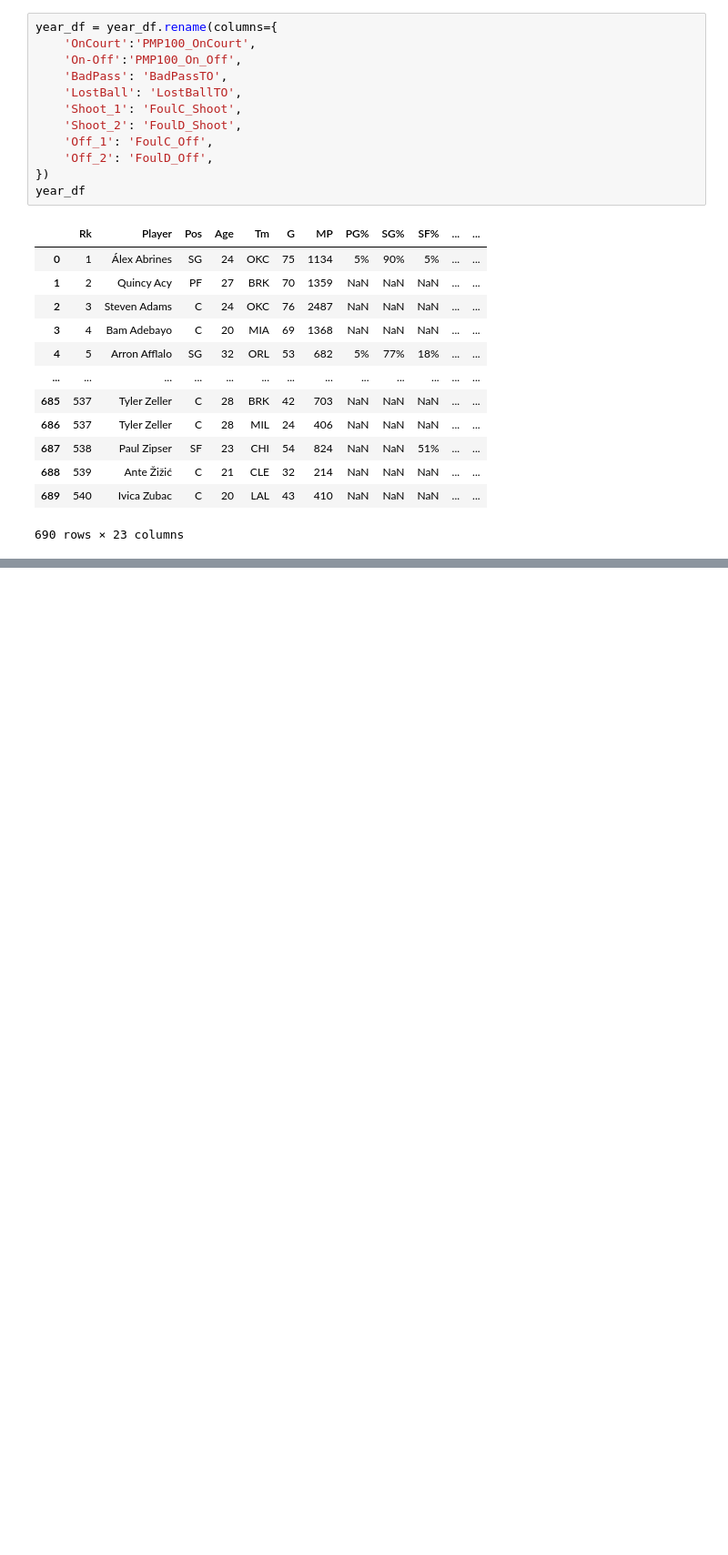
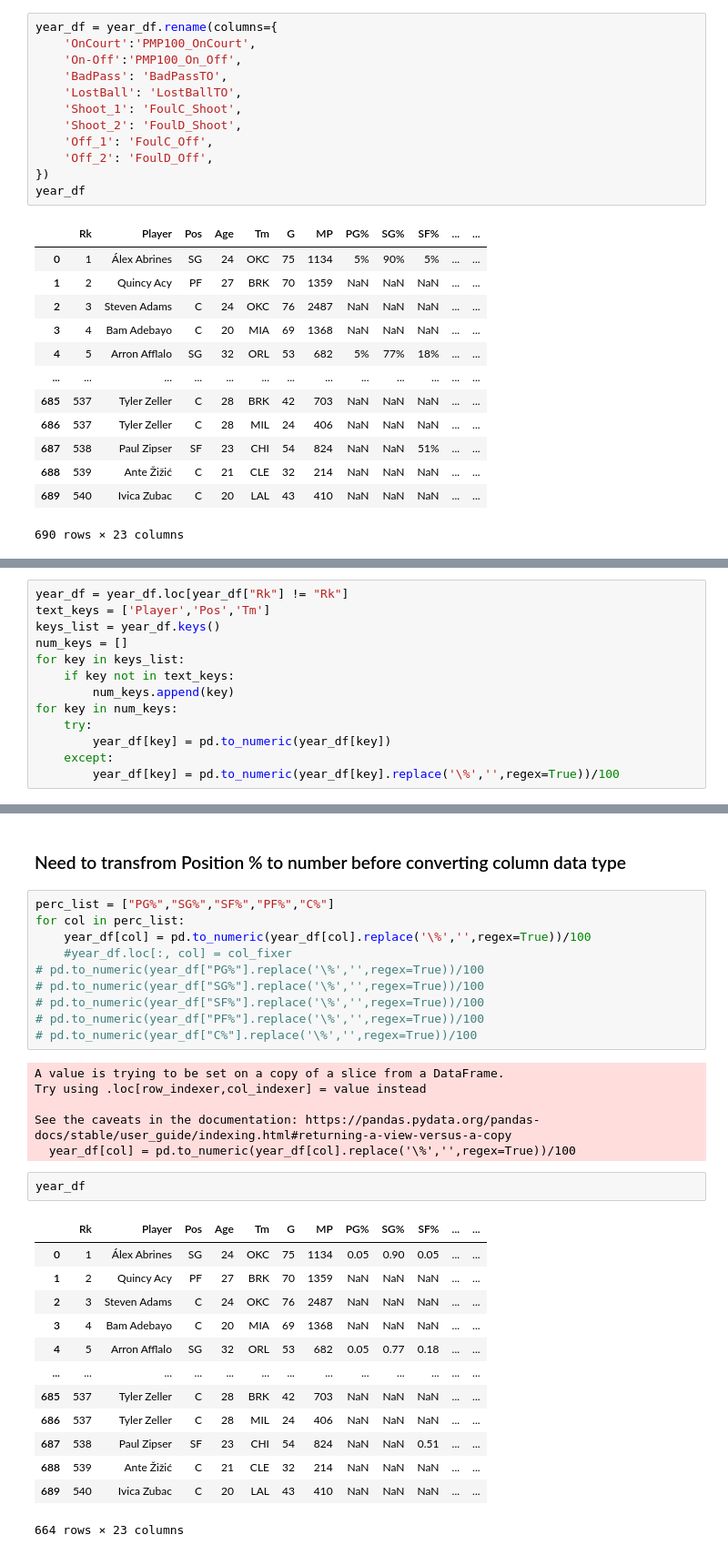
Before and after one commit to pnisenson/NBA-Player-Statistics, a Jupyter notebook: Type Testing.ipynb, the cells around one changed output, grey strips where cells are left out. Shown at 91% size. Drawn from its saved outputs; the diff is of its cells as text; blank space fills up the shorter version.

```diff
--- a/Type Testing.ipynb
+++ b/Type Testing.ipynb
@@ -109,0 +118,13 @@ year_df
+# %%
+year_df = year_df.loc[year_df["Rk"] != "Rk"]
+text_keys = ['Player','Pos','Tm']
+keys_list = year_df.keys()
+num_keys = []
+for key in keys_list:
+    if key not in text_keys:
+        num_keys.append(key)
+for key in num_keys:
+    try:
+        year_df[key] = pd.to_numeric(year_df[key])
+    except:
+        year_df[key] = pd.to_numeric(year_df[key].replace('\%','',regex=True))/100
@@ -109,0 +162,34 @@ year_df
+# %% [markdown]
+### Need to transfrom Position % to number before converting column data type
+# %%
+perc_list = ["PG%","SG%","SF%","PF%","C%"]
+for col in perc_list:
+    year_df[col] = pd.to_numeric(year_df[col].replace('\%','',regex=True))/100
+    #year_df.loc[:, col] = col_fixer
+# pd.to_numeric(year_df["PG%"].replace('\%','',regex=True))/100
+# pd.to_numeric(year_df["SG%"].replace('\%','',regex=True))/100
+# pd.to_numeric(year_df["SF%"].replace('\%','',regex=True))/100
+# pd.to_numeric(year_df["PF%"].replace('\%','',regex=True))/100
+# pd.to_numeric(year_df["C%"].replace('\%','',regex=True))/100
+# %% [output]
+A value is trying to be set on a copy of a slice from a DataFrame.
+Try using .loc[row_indexer,col_indexer] = value instead
+
+See the caveats in the documentation: https://pandas.pydata.org/pandas-docs/stable/user_guide/indexing.html#returning-a-view-versus-a-copy
+  year_df[col] = pd.to_numeric(year_df[col].replace('\%','',regex=True))/100
+# %%
+year_df
+# %% [output]
+|  | Rk | Player | Pos | Age | Tm | G | MP | PG% | SG% | SF% | ... | ... |
+| 0 | 1 | Álex Abrines | SG | 24 | OKC | 75 | 1134 | 0.05 | 0.90 | 0.05 | ... | ... |
+| 1 | 2 | Quincy Acy | PF | 27 | BRK | 70 | 1359 | NaN | NaN | NaN | ... | ... |
+| 2 | 3 | Steven Adams | C | 24 | OKC | 76 | 2487 | NaN | NaN | NaN | ... | ... |
+| 3 | 4 | Bam Adebayo | C | 20 | MIA | 69 | 1368 | NaN | NaN | NaN | ... | ... |
+| 4 | 5 | Arron Afflalo | SG | 32 | ORL | 53 | 682 | 0.05 | 0.77 | 0.18 | ... | ... |
+| ... | ... | ... | ... | ... | ... | ... | ... | ... | ... | ... | ... | ... |
+| 685 | 537 | Tyler Zeller | C | 28 | BRK | 42 | 703 | NaN | NaN | NaN | ... | ... |
+| 686 | 537 | Tyler Zeller | C | 28 | MIL | 24 | 406 | NaN | NaN | NaN | ... | ... |
+| 687 | 538 | Paul Zipser | SF | 23 | CHI | 54 | 824 | NaN | NaN | 0.51 | ... | ... |
+| 688 | 539 | Ante Žižić | C | 21 | CLE | 32 | 214 | NaN | NaN | NaN | ... | ... |
+| 689 | 540 | Ivica Zubac | C | 20 | LAL | 43 | 410 | NaN | NaN | NaN | ... | ... |
+664 rows × 23 columns
```
Also changed, not shown: parts of 5 cells of this notebook, 5 other files.
